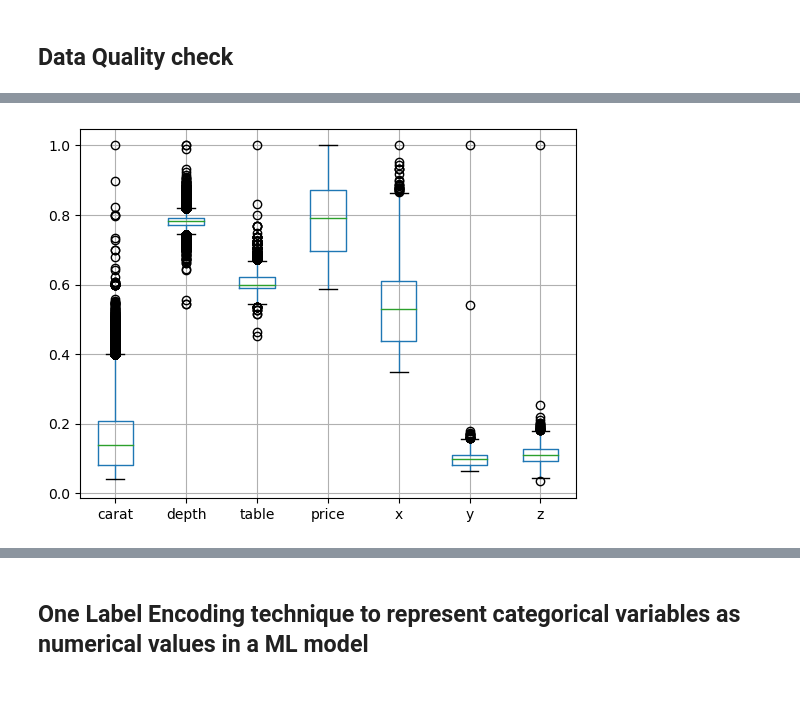
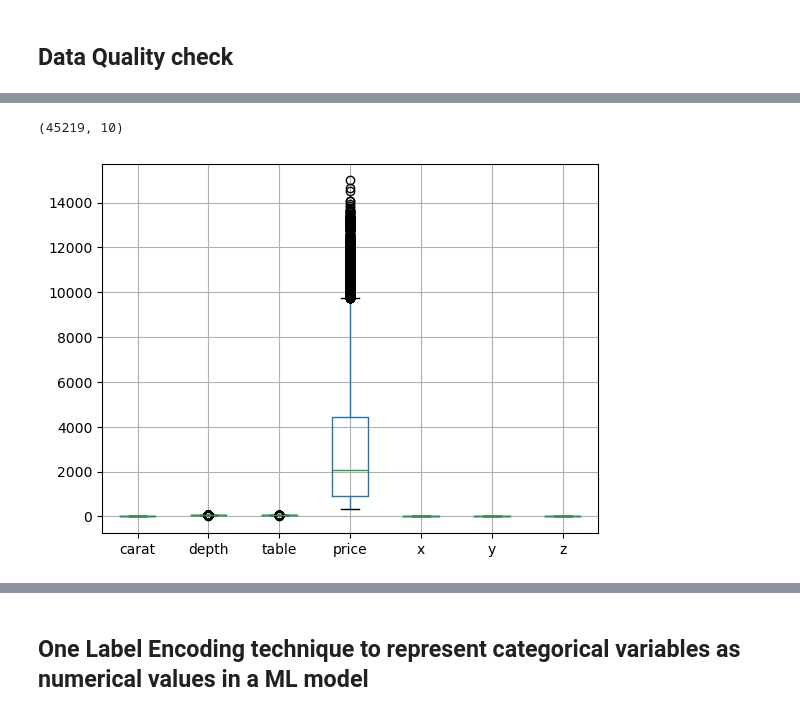
Before and after one commit to rlawns255/Project4_Group4, a Jupyter notebook: Data_clean.ipynb, the cells around one changed output, grey strips where cells are left out. Saved outputs shown, nothing was run; the diff lists cells and outputs as text; code cells hidden in the pictures.

```diff
--- a/Data_clean.ipynb
+++ b/Data_clean.ipynb
@@ -117 +250,10 @@ df.describe()
+# %%
+df_new.shape
+# %% [output]
+(45219, 10)
+# %%
+df_new.boxplot()
+plt.show()
+# %% [output]
+[figure, added]
 # %%
@@ -122,5 +263,0 @@ for col in df.columns:
-# %%
-df.boxplot()
-plt.show()
-# %% [output]
-[figure, removed]
```
Also changed, not shown: parts of 56 cells of this notebook.
